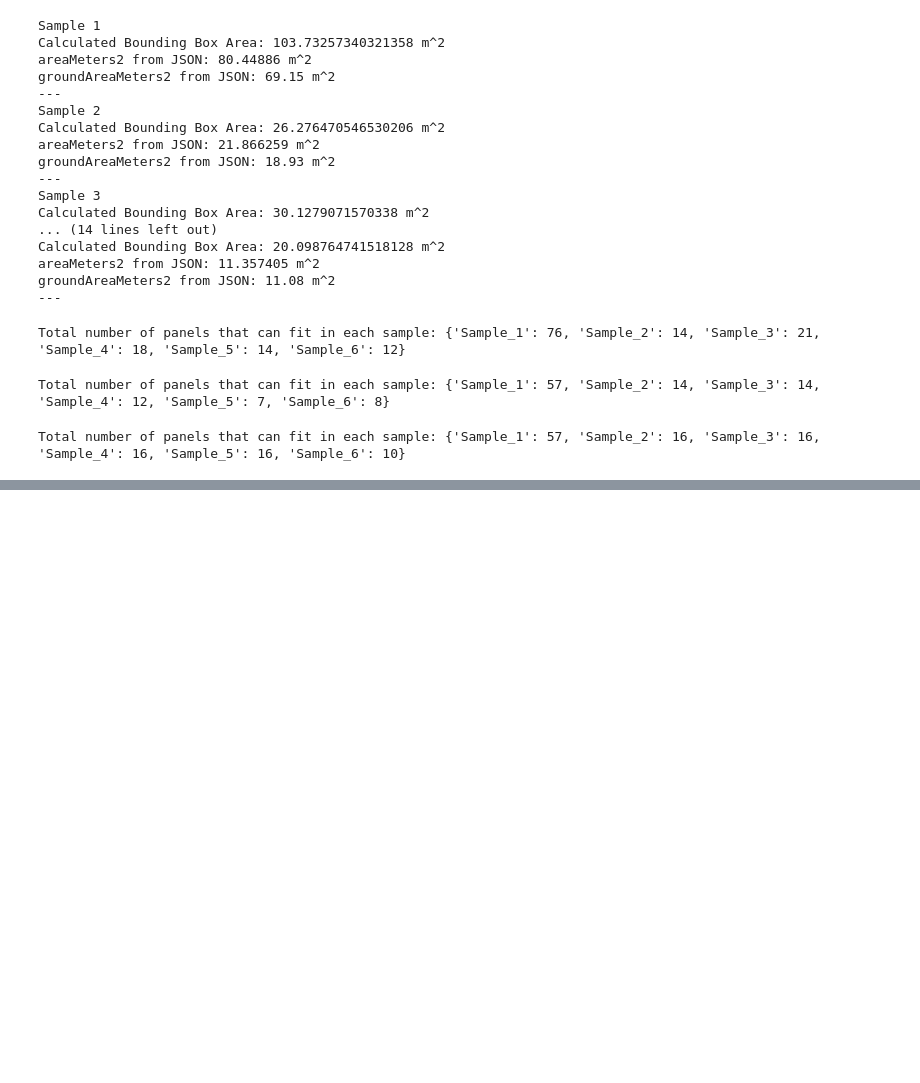
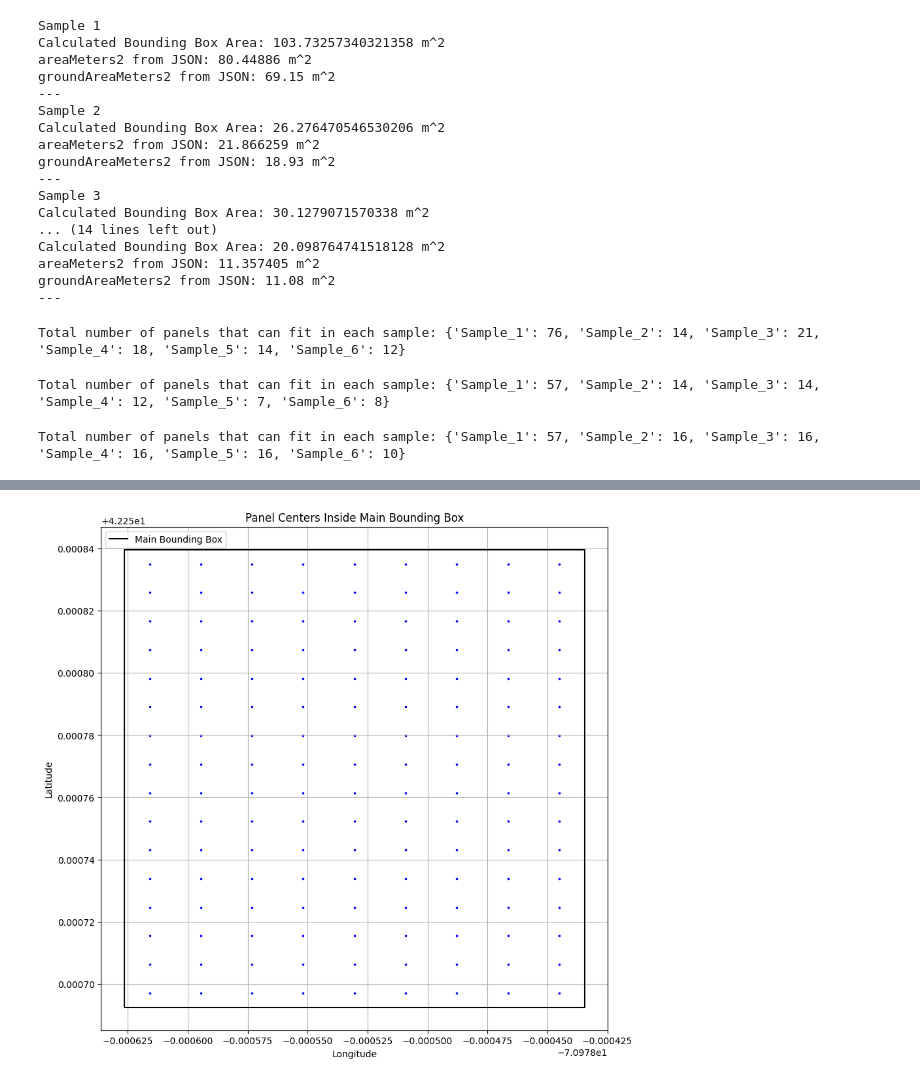
Before and after one commit to momova97/Solar_project, a Jupyter notebook: finance_solar.ipynb, the cells around one changed output, grey strips where cells are left out. Cells and saved outputs as stored; diff of their text form; code cells hidden in the pictures; blank space fills up the shorter version.

```diff
--- a/finance_solar.ipynb
+++ b/finance_solar.ipynb
@@ -816,0 +770,88 @@ plot_bounding_boxes_and_panels(samples, panel_counts, panel_width_degrees, panel
+# %%
+import matplotlib.pyplot as plt
+import matplotlib.cm as cm
+import numpy as np
+
+# Function to calculate the Haversine distance between two points on the Earth's surface
+def haversine_distance(lat1, lon1, lat2, lon2):
+    R = 3958.8  # Radius of Earth in miles
+    dlat = radians(lat2 - lat1)
+    dlon = radians(lon2 - lon1)
+    a = sin(dlat/2) * sin(dlat/2) + cos(radians(lat1)) * cos(radians(lat2)) * sin(dlon/2) * sin(dlon/2)
+    c = 2 * atan2(sqrt(a), sqrt(1-a))
+    distance = R * c  # Distance in miles
+    return distance * 63360  # Convert to inches
+
+# Function to calculate the number of panels that can fit inside a bounding box
+def panels_in_bounding_box(bounding_box, panel_width, panel_height):
+    sw_lat, sw_lon, ne_lat, ne_lon = bounding_box
+
+    # Calculate the width and height of the bounding box in inches using Haversine formula
+    width = haversine_distance(sw_lat, sw_lon, sw_lat, ne_lon)
+    height = haversine_distance(sw_lat, sw_lon, ne_lat, sw_lon)
+
+    # Calculate the number of panels that can fit
+    panels_in_width = int(width // panel_width)
+    panels_in_height = int(height // panel_height)
+    total_panels = panels_in_width * panels_in_height
+
+    return total_panels
+
+# Function to calculate the panel centers
+def calculate_panel_centers(bounding_box, panel_width, panel_height):
+    sw_lat, sw_lon, ne_lat, ne_lon = bounding_box
+
+    # Calculate the number of panels in width and height
+    panels_in_width = int(haversine_distance(sw_lat, sw_lon, sw_lat, ne_lon) // panel_width)
+    panels_in_height = int(haversine_distance(sw_lat, sw_lon, ne_lat, sw_lon) // panel_height)
+
+    # Calculate the step size for panel centers
+    lat_step = (ne_lat - sw_lat) / panels_in_height
+    lon_step = (ne_lon - sw_lon) / panels_in_width
+
+    # Calculate and store panel centers
+    panel_centers = []
+    for i in range(panels_in_height):
+        for j in range(panels_in_width):
+            center_lat = sw_lat + i * lat_step + lat_step / 2
+            center_lon = sw_lon + j * lon_step + lon_step / 2
+            panel_centers.append((center_lat, center_lon))
+
+    return panel_centers
+
+# Extract main bounding box
+main_box_data = data['boundingBox']
+main_box = [
+    main_box_data['sw']['latitude'],
+    main_box_data['sw']['longitude'],
+    main_box_data['ne']['latitude'],
+    main_box_data['ne']['longitude']
+]
+
+# Dimensions of a single solar panel in inches
+panel_width = 65
+panel_height = 39
+
+# Calculate the number of panels that can fit inside the main bounding box
+total_panels_in_main_box = panels_in_bounding_box(main_box, panel_width, panel_height)
+
+# Calculate panel centers
+panel_centers = calculate_panel_centers(main_box, panel_width, panel_height)
+
+# Plotting code
+plt.figure(figsize=(10, 10))
+plt.plot([main_box[1], main_box[3], main_box[3], main_box[1], main_box[1]],
+         [main_box[0], main_box[0], main_box[2], main_box[2], main_box[0]], 'k-', label='Main Bounding Box')
+
+# Plot panel centers
+for center in panel_centers:
+    plt.scatter(center[1], center[0], c='b', marker='.', s=10)
+
+plt.xlabel('Longitude')
+plt.ylabel('Latitude')
+plt.title('Panel Centers Inside Main Bounding Box')
+plt.legend(loc='upper left')
+plt.grid(True)
+plt.show()
+# %% [output]
+[figure, added]
```
Also changed, not shown: parts of 23 cells of this notebook.
